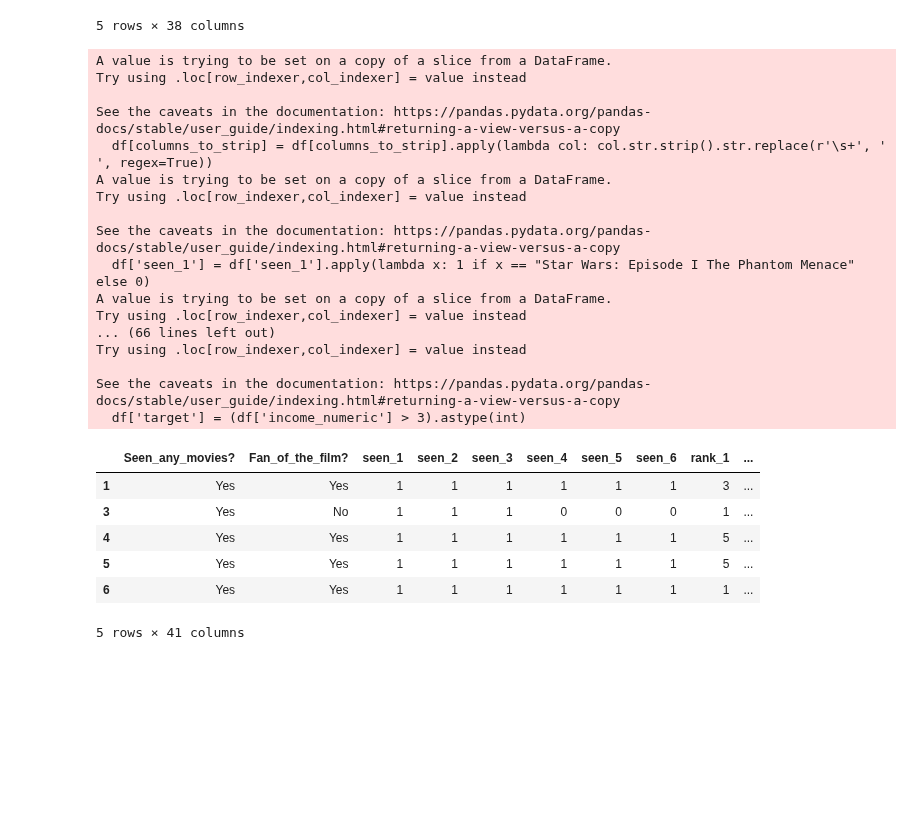
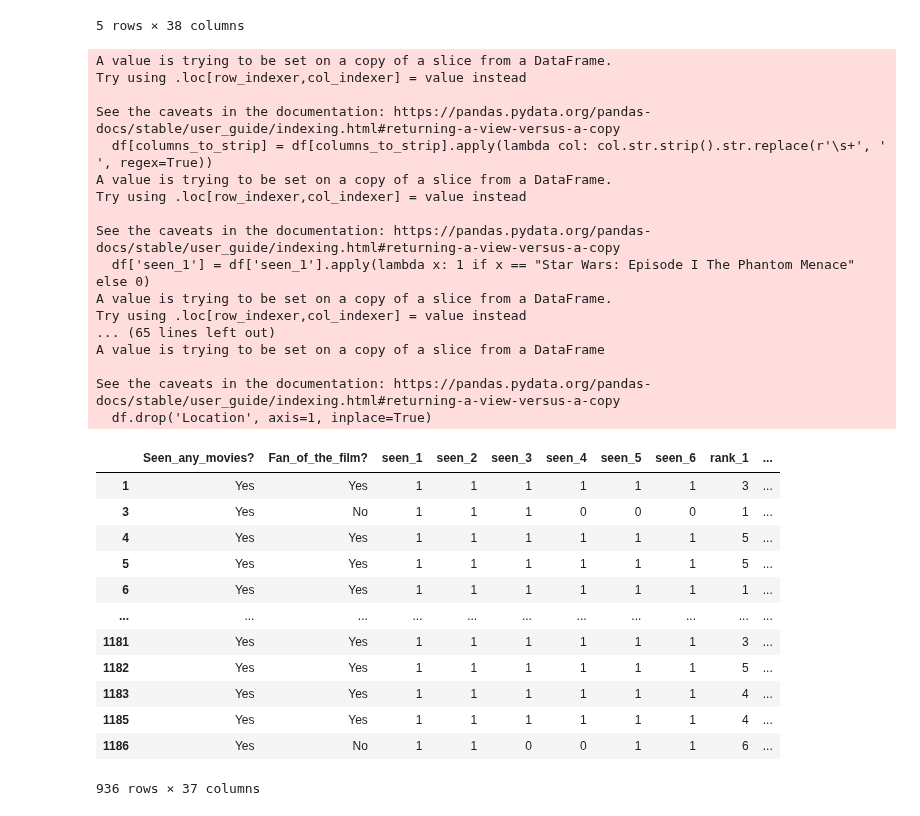
Before and after one commit to MosesIbe23/CSE450_Machine_Learning, a Jupyter notebook: Semester_Project.ipynb, the cells around one changed output. Cells and saved outputs as stored; diff of their text form; code cells hidden in the pictures; blank space fills up the shorter version.

```diff
--- a/Semester_Project.ipynb
+++ b/Semester_Project.ipynb
@@ -120,10 +126,11 @@ df.drop('Age', axis=1, inplace=True)
 
 # Create a new column for education
 education_mapping = {
-    'High school degree': 1,
-    'Some college or Associate degree': 2,
-    'Bachelor degree': 3,
-    'Graduate degree': 4
+    'Less than high school degree' : 1,
+    'High school degree': 2,
+    'Some college or Associate degree': 3,
+    'Bachelor degree': 4,
+    'Graduate degree': 5
 }
 df['education_numeric'] = df['Education'].map(education_mapping)
 df.drop('Education', axis=1, inplace=True)
@@ -136,41 +143,67 @@ income_mapping = {
     '$100,000 - $149,999': 4,
     '$150,000+': 5
 }
 df['income_numeric'] = df['H_Income'].map(income_mapping)
 df.drop('H_Income', axis=1, inplace=True)
 
-# Derived Columns for age, gender, income and education
-df['age_income_interaction'] = df['age_numeric'] * df['income_numeric']
-df['age_education_interaction'] = df['age_numeric'] * df['education_numeric']
-df['income_education_interaction'] = df['income_numeric'] * df['education_numeric']
+# Map categorical values to numerical values
+gender_mapping = {
+    'Male': 0,
+    'Female': 1
+}
+df['Gender'] = df['Gender'].map(gender_mapping)
 
-# Create target column
-df['target'] = (df['income_numeric'] > 3).astype(int)
+# Define weights for each location
+location_weights = {
+    'South Atlantic': 1.2,
+    'West South Central': 1.1,
+    'West North Central': 1.0,
+    'Middle Atlantic': 1.3,
+    'East North Central': 1.1,
+    'Pacific': 1.4,
+    'Mountain': 1.2,
+    'New England': 1.5,
+    'East South Central': 1.0
+}
 
-df.head()
+# Map weights to the Location column
+df['Location_Weight'] = df['Location'].map(location_weights)
+
+# Handle missing values by assigning a default weight
+df['Location_Weight'] = df['Location_Weight'].fillna(1.0)
+df.drop('Location', axis=1, inplace=True)
+
+df
+#df.head()
 #df.info()
 # %% [output]
 A value is trying to be set on a copy of a slice from a DataFrame.
 Try using .loc[row_indexer,col_indexer] = value instead
 
 See the caveats in the documentation: https://pandas.pydata.org/pandas-docs/stable/user_guide/indexing.html#returning-a-view-versus-a-copy
   df[columns_to_strip] = df[columns_to_strip].apply(lambda col: col.str.strip().str.replace(r'\s+', ' ', regex=True))
 A value is trying to be set on a copy of a slice from a DataFrame.
 Try using .loc[row_indexer,col_indexer] = value instead
 
 See the caveats in the documentation: https://pandas.pydata.org/pandas-docs/stable/user_guide/indexing.html#returning-a-view-versus-a-copy
   df['seen_1'] = df['seen_1'].apply(lambda x: 1 if x == "Star Wars: Episode I The Phantom Menace" else 0)
 A value is trying to be set on a copy of a slice from a DataFrame.
 Try using .loc[row_indexer,col_indexer] = value instead
-... (66 lines left out)
-Try using .loc[row_indexer,col_indexer] = value instead
+... (65 lines left out)
+A value is trying to be set on a copy of a slice from a DataFrame
 
 See the caveats in the documentation: https://pandas.pydata.org/pandas-docs/stable/user_guide/indexing.html#returning-a-view-versus-a-copy
-  df['target'] = (df['income_numeric'] > 3).astype(int)
+  df.drop('Location', axis=1, inplace=True)
 |  | Seen_any_movies? | Fan_of_the_film? | seen_1 | seen_2 | seen_3 | seen_4 | seen_5 | seen_6 | rank_1 | ... |
 | 1 | Yes | Yes | 1 | 1 | 1 | 1 | 1 | 1 | 3 | ... |
 | 3 | Yes | No | 1 | 1 | 1 | 0 | 0 | 0 | 1 | ... |
 | 4 | Yes | Yes | 1 | 1 | 1 | 1 | 1 | 1 | 5 | ... |
 | 5 | Yes | Yes | 1 | 1 | 1 | 1 | 1 | 1 | 5 | ... |
 | 6 | Yes | Yes | 1 | 1 | 1 | 1 | 1 | 1 | 1 | ... |
+| ... | ... | ... | ... | ... | ... | ... | ... | ... | ... | ... |
+| 1181 | Yes | Yes | 1 | 1 | 1 | 1 | 1 | 1 | 3 | ... |
+| 1182 | Yes | Yes | 1 | 1 | 1 | 1 | 1 | 1 | 5 | ... |
+| 1183 | Yes | Yes | 1 | 1 | 1 | 1 | 1 | 1 | 4 | ... |
+| 1185 | Yes | Yes | 1 | 1 | 1 | 1 | 1 | 1 | 4 | ... |
+| 1186 | Yes | No | 1 | 1 | 0 | 0 | 1 | 1 | 6 | ... |
-5 rows × 41 columns
+936 rows × 37 columns
```
Also changed, not shown: parts of 8 cells of this notebook.
